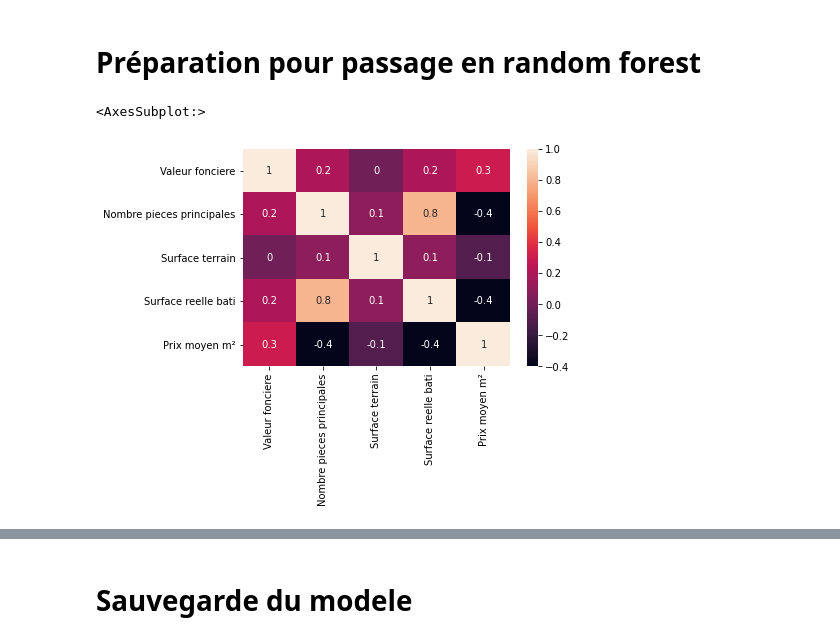
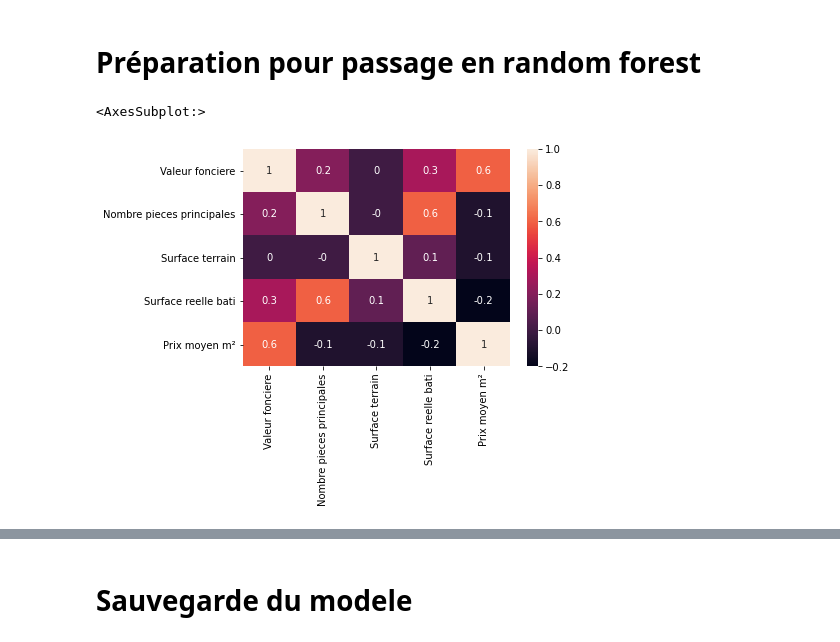
Before and after one commit to KRDavid/Immothep, a Jupyter notebook: NotebookFrance.ipynb, the cells around one changed output, grey strips where cells are left out. Drawn from its saved outputs; the diff is of its cells as text; code cells hidden in the pictures.

```diff
--- a/NotebookFrance.ipynb
+++ b/NotebookFrance.ipynb
@@ -91,22 +91,35 @@ del df_add_anomaly
 # %% [markdown]
 # Préparation pour passage en random forest
 # %%
-cleaned_dataframe = pd.read_csv('./data/CURATED/csv_clean_2.csv', usecols = ['Code postal', 'Valeur fonciere', 'Nombre pieces principales', 'Surface terrain', 'Surface reelle bati'])
+cleaned_dataframe = pd.read_csv('./data/CURATED/csv_clean_2.csv', usecols = ['Code postal', 'Valeur fonciere', 'Nombre pieces principales', 'Surface terrain', 'Surface reelle bati', 'Type local_x'])
 cleaned_dataframe = cleaned_dataframe[cleaned_dataframe['Valeur fonciere'].between(cleaned_dataframe['Valeur fonciere'].quantile(.10), cleaned_dataframe['Valeur fonciere'].quantile(.90))]
-cleaned_dataframe.to_csv('./data/CURATED/csv_clean_3.csv')
+cleaned_dataframe_maison = cleaned_dataframe[cleaned_dataframe['Type local_x'].isin(['Maison'])]
+cleaned_dataframe_appart = cleaned_dataframe[cleaned_dataframe['Type local_x'].isin(['Appartement'])]
+cleaned_dataframe_maison.to_csv('./data/CURATED/csv_clean_maison.csv')
+cleaned_dataframe_appart.to_csv('./data/CURATED/csv_clean_appart.csv')
 
-df_clean2 = pd.read_csv('./data/CURATED/csv_clean_3.csv', usecols=['Valeur fonciere', 'Code postal', 'Surface reelle bati'])
-df_clean2["Prix moyen m²"] = df_clean2['Valeur fonciere']/df_clean2['Surface reelle bati']
-df_prix_moyen = df_clean2.groupby('Code postal').mean('Prix moyen m²').drop(columns=['Valeur fonciere', 'Surface reelle bati'])
 
-cleaned_dataframe = cleaned_dataframe.merge(df_prix_moyen, how='left', on='Code postal')
-cleaned_dataframe = cleaned_dataframe.drop(columns=['Code postal'])
+df_clean2_maison = pd.read_csv('./data/CURATED/csv_clean_maison.csv', usecols=['Valeur fonciere', 'Code postal', 'Surface reelle bati'])
+df_clean2_maison["Prix moyen m²"] = df_clean2_maison['Valeur fonciere']/df_clean2_maison['Surface reelle bati']
+df_prix_moyen_maison = df_clean2_maison.groupby('Code postal').mean('Prix moyen m²').drop(columns=['Valeur fonciere', 'Surface reelle bati'])
+cleaned_dataframe_maison = cleaned_dataframe_maison.merge(df_prix_moyen_maison, how='left', on='Code postal')
+cleaned_dataframe_maison = cleaned_dataframe_maison.drop(columns=['Code postal', 'Type local_x'])
 
-del df_clean2
-del df_prix_moyen
+
+df_clean2_appart = pd.read_csv('./data/CURATED/csv_clean_appart.csv', usecols=['Valeur fonciere', 'Code postal', 'Surface reelle bati'])
+df_clean2_appart["Prix moyen m²"] = df_clean2_appart['Valeur fonciere']/df_clean2_appart['Surface reelle bati']
+df_prix_moyen_appart = df_clean2_appart.groupby('Code postal').mean('Prix moyen m²').drop(columns=['Valeur fonciere', 'Surface reelle bati'])
+cleaned_dataframe_appart = cleaned_dataframe_appart.merge(df_prix_moyen_appart, how='left', on='Code postal')
+cleaned_dataframe_appart = cleaned_dataframe_appart.drop(columns=['Code postal', 'Type local_x'])
+
+del df_clean2_maison
+del df_prix_moyen_maison
+del df_clean2_appart
+del df_prix_moyen_appart
 # %%
-matrice_corr = cleaned_dataframe.corr().round(1)
+#matrice corr maison
+matrice_corr = cleaned_dataframe_maison.corr().round(1)
 sns.heatmap(data=matrice_corr, annot=True)
 # %% [output]
 <AxesSubplot:>
-[figure, old version]
+[figure, new version]
```
Also changed, not shown: parts of 7 cells of this notebook, 5 other files.
